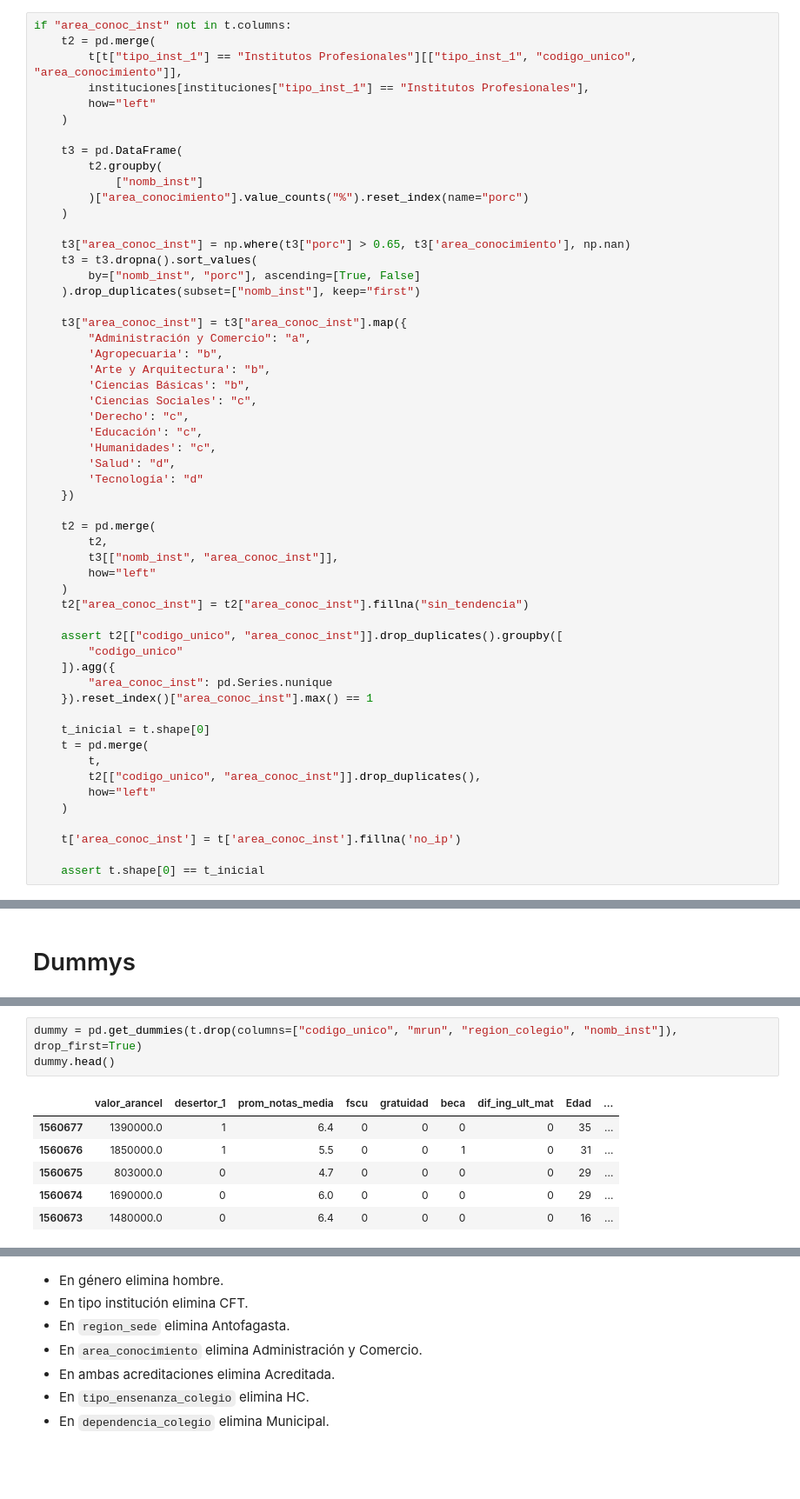
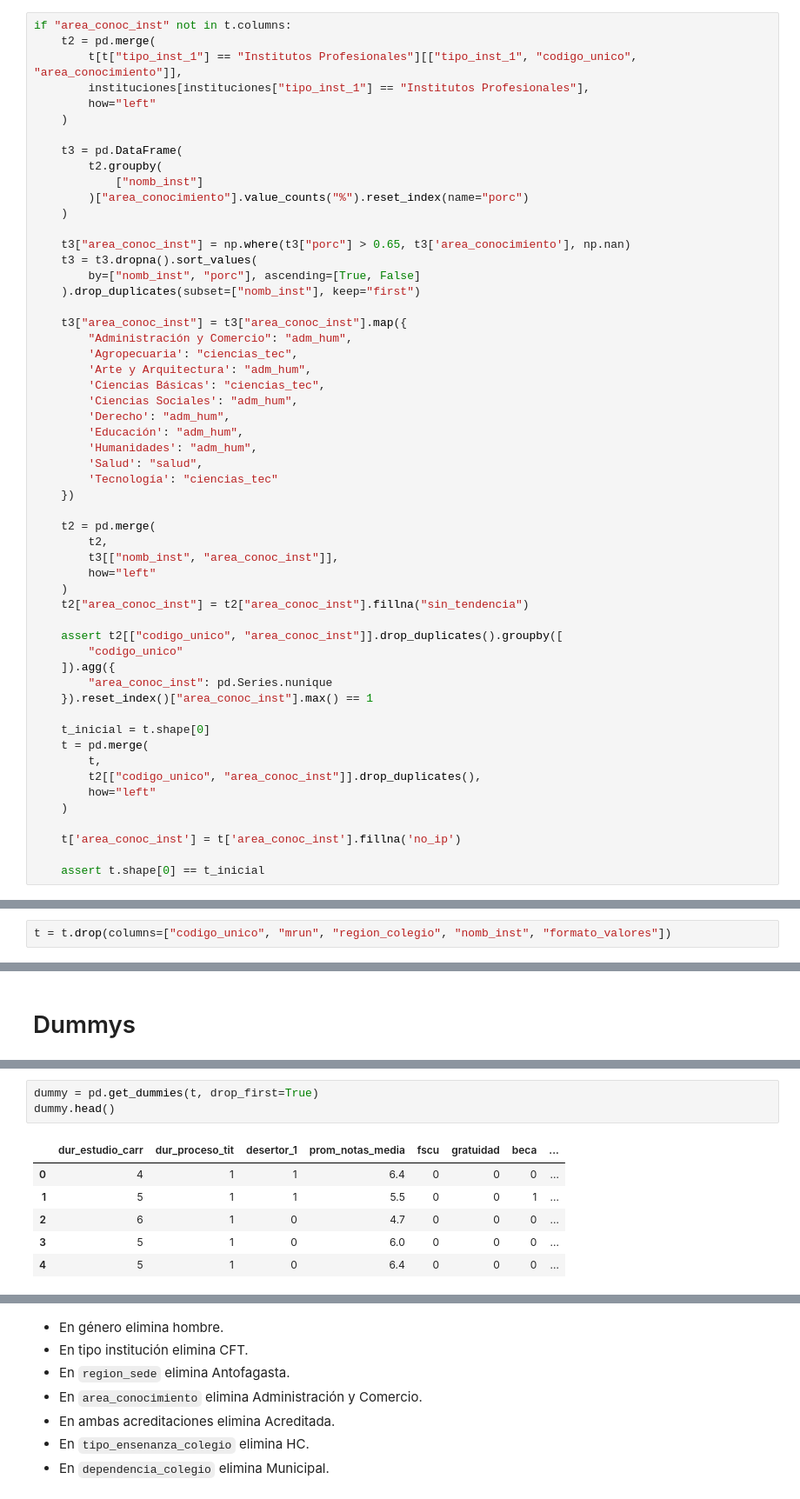
Before and after one commit to GianniCatBug/MDS7201-mineduc-desercion, a Jupyter notebook: notebooks/6-preprocesamiento.ipynb, the cells around one changed output, grey strips where cells are left out. Shown at 87% size. Drawn from its saved outputs; the diff is of its cells as text; blank space fills up the shorter version.

```diff
--- a/notebooks/6-preprocesamiento.ipynb
+++ b/notebooks/6-preprocesamiento.ipynb
@@ -454,16 +454,16 @@ if "area_conoc_inst" not in t.columns:
     ).drop_duplicates(subset=["nomb_inst"], keep="first")
 
     t3["area_conoc_inst"] = t3["area_conoc_inst"].map({
-        "Administración y Comercio": "a",
-        'Agropecuaria': "b",
-        'Arte y Arquitectura': "b",
-        'Ciencias Básicas': "b",
-        'Ciencias Sociales': "c",
-        'Derecho': "c",
-        'Educación': "c",
-        'Humanidades': "c",
-        'Salud': "d",
-        'Tecnología': "d"
+        "Administración y Comercio": "adm_hum",
+        'Agropecuaria': "ciencias_tec",
+        'Arte y Arquitectura': "adm_hum",
+        'Ciencias Básicas': "ciencias_tec",
+        'Ciencias Sociales': "adm_hum",
+        'Derecho': "adm_hum",
+        'Educación': "adm_hum",
+        'Humanidades': "adm_hum",
+        'Salud': "salud",
+        'Tecnología': "ciencias_tec"
     })
 
     t2 = pd.merge(
@@ -502,3 +502,5 @@ Name: area_conoc_inst, dtype: int64
+# %%
+t = t.drop(columns=["codigo_unico", "mrun", "region_colegio", "nomb_inst", "formato_valores"])
 # %% [markdown]
 # No dummy
 # %%
@@ -537,10 +540,10 @@ memory usage: 141.9+ MB
 # %%
-dummy = pd.get_dummies(t.drop(columns=["codigo_unico", "mrun", "region_colegio", "nomb_inst"]), drop_first=True)
+dummy = pd.get_dummies(t, drop_first=True)
 dummy.head()
 # %% [output]
-|  | valor_arancel | desertor_1 | prom_notas_media | fscu | gratuidad | beca | dif_ing_ult_mat | Edad | ... |
-| 1560677 | 1390000.0 | 1 | 6.4 | 0 | 0 | 0 | 0 | 35 | ... |
-| 1560676 | 1850000.0 | 1 | 5.5 | 0 | 0 | 1 | 0 | 31 | ... |
-| 1560675 | 803000.0 | 0 | 4.7 | 0 | 0 | 0 | 0 | 29 | ... |
-| 1560674 | 1690000.0 | 0 | 6.0 | 0 | 0 | 0 | 0 | 29 | ... |
-| 1560673 | 1480000.0 | 0 | 6.4 | 0 | 0 | 0 | 0 | 16 | ... |
+|  | dur_estudio_carr | dur_proceso_tit | desertor_1 | prom_notas_media | fscu | gratuidad | beca | ... |
+| 0 | 4 | 1 | 1 | 6.4 | 0 | 0 | 0 | ... |
+| 1 | 5 | 1 | 1 | 5.5 | 0 | 0 | 1 | ... |
+| 2 | 6 | 1 | 0 | 4.7 | 0 | 0 | 0 | ... |
+| 3 | 5 | 1 | 0 | 6.0 | 0 | 0 | 0 | ... |
+| 4 | 5 | 1 | 0 | 6.4 | 0 | 0 | 0 | ... |
```
Also changed, not shown: parts of 8 cells of this notebook, 3 other files.
